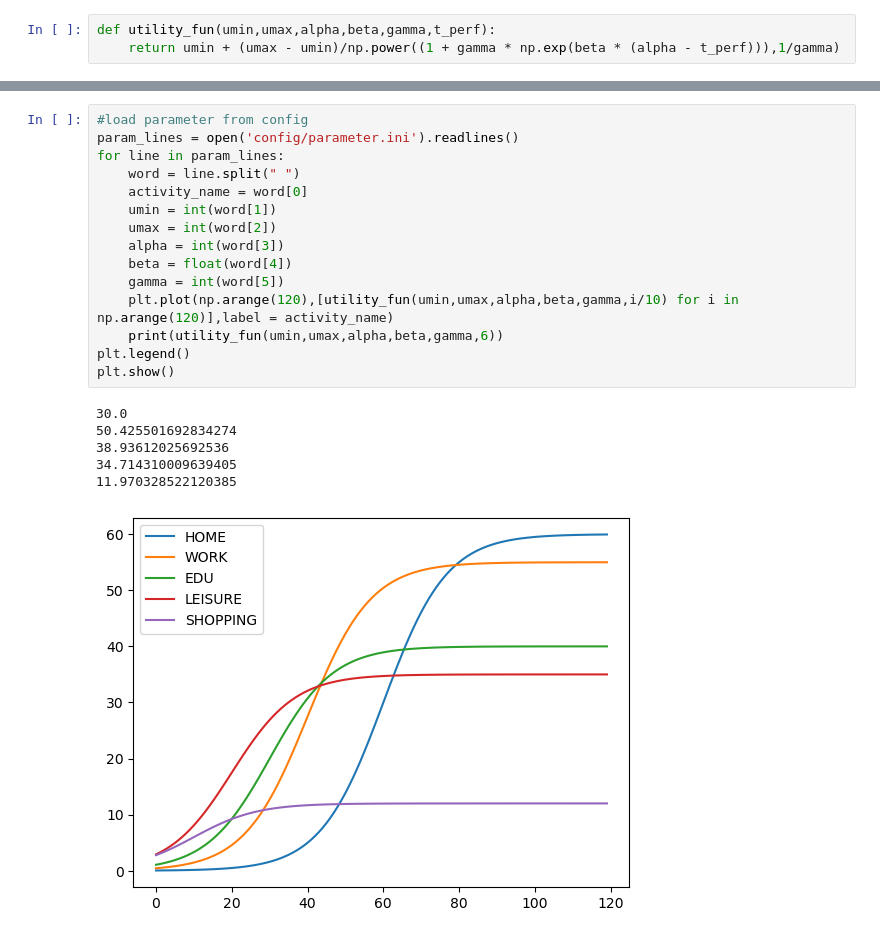
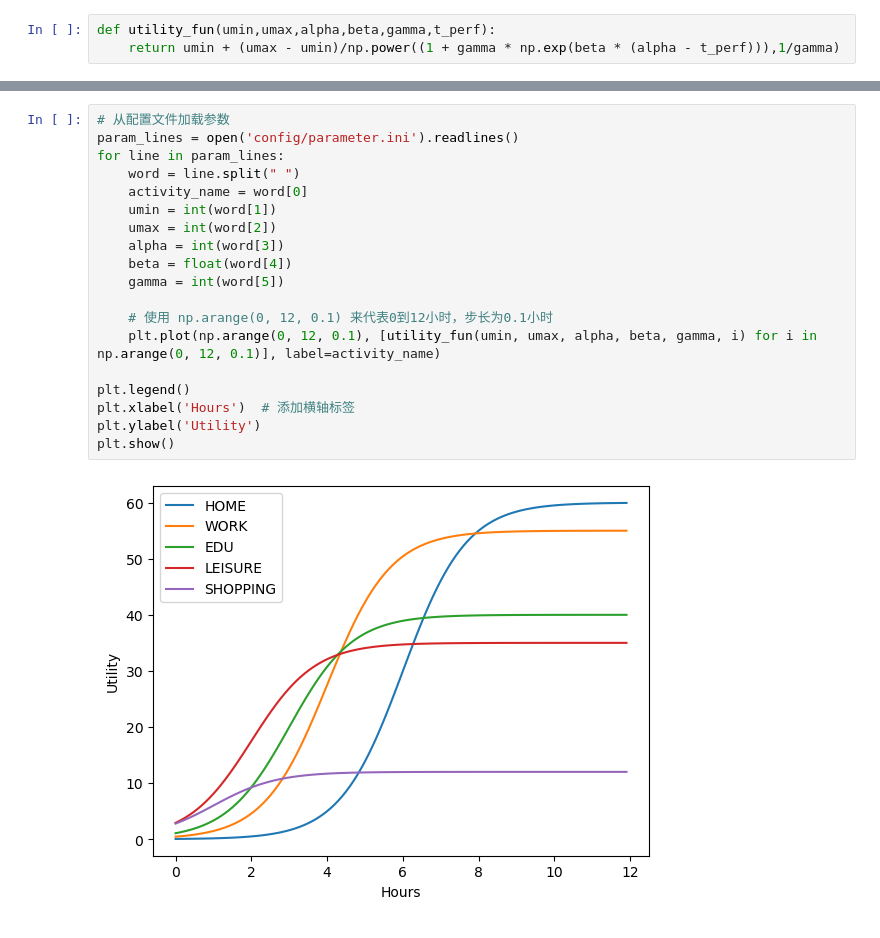
Before and after one commit to Perseus1993/dtd_paper, a Jupyter notebook: ex/s-shape-utility.ipynb, the cells around one changed output, grey strips where cells are left out. Saved outputs shown, nothing was run; the diff lists cells and outputs as text.

```diff
--- a/ex/s-shape-utility.ipynb
+++ b/ex/s-shape-utility.ipynb
@@ -8,24 +8,23 @@ def utility_fun(umin,umax,alpha,beta,gamma,t_perf):
 s型utility 函数
 ![blockchain](fig/utility.png)
 # %%
-#load parameter from config
+# 从配置文件加载参数
 param_lines = open('config/parameter.ini').readlines()
 for line in param_lines:
     word = line.split(" ")
     activity_name = word[0]
     umin = int(word[1])
     umax = int(word[2])
     alpha = int(word[3])
     beta = float(word[4])
     gamma = int(word[5])
-    plt.plot(np.arange(120),[utility_fun(umin,umax,alpha,beta,gamma,i/10) for i in np.arange(120)],label = activity_name)
-    print(utility_fun(umin,umax,alpha,beta,gamma,6))
+
+    # 使用 np.arange(0, 12, 0.1) 来代表0到12小时，步长为0.1小时
+    plt.plot(np.arange(0, 12, 0.1), [utility_fun(umin, umax, alpha, beta, gamma, i) for i in np.arange(0, 12, 0.1)], label=activity_name)
+
 plt.legend()
+plt.xlabel('Hours')  # 添加横轴标签
+plt.ylabel('Utility')
 plt.show()
 # %% [output]
-30.0
-50.425501692834274
-38.93612025692536
-34.714310009639405
-11.970328522120385
-[figure, old version]
+[figure, new version]
```
Also changed, not shown: 2 other files.
